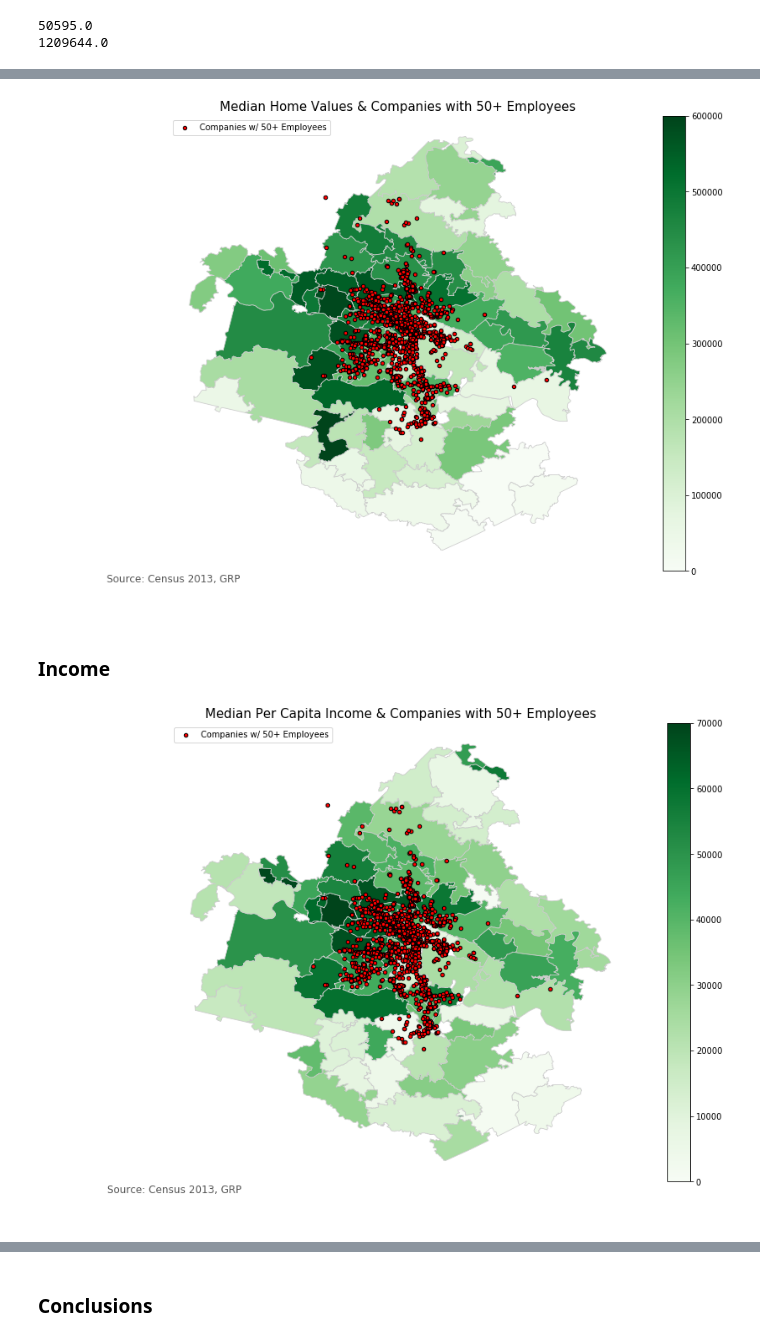
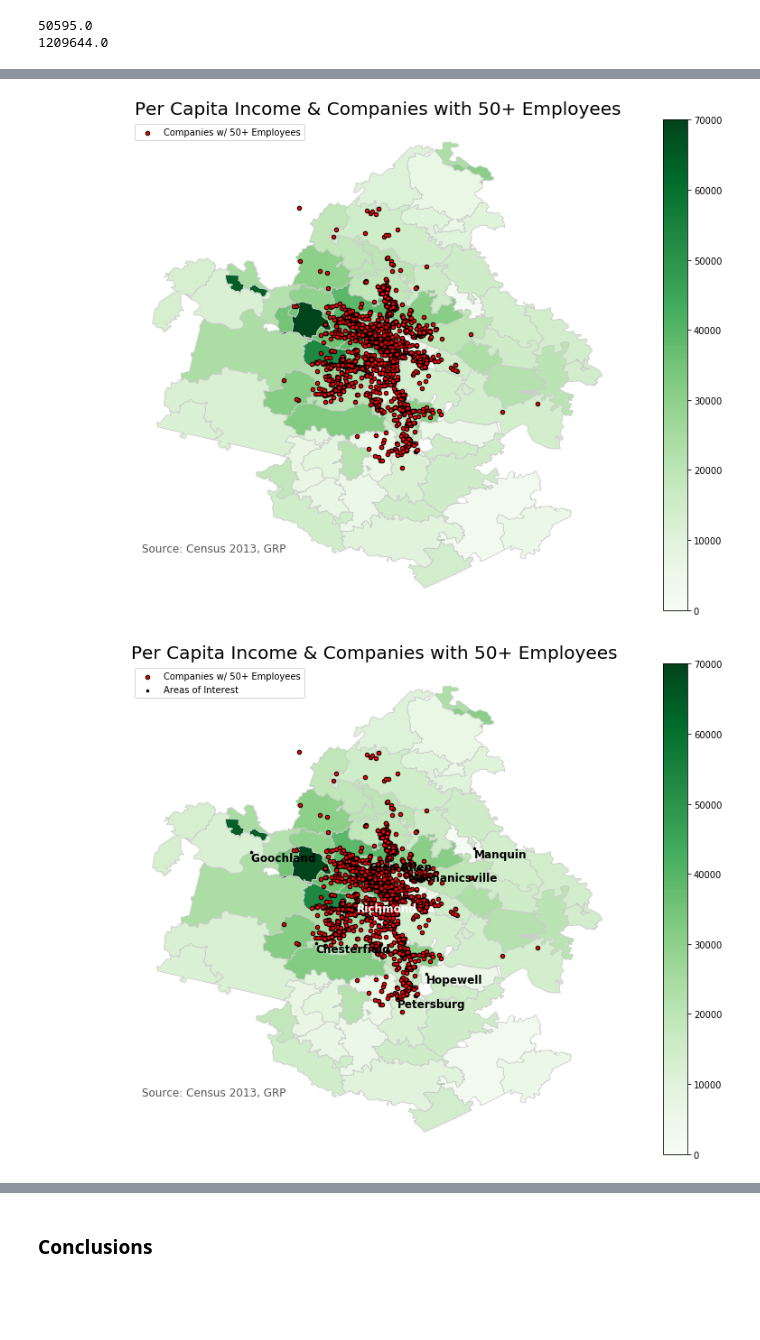
Before and after one commit to dalderbashi/imd_project1, a Jupyter notebook: master_project_doc.ipynb, the cells around one changed output, grey strips where cells are left out. Drawn from its saved outputs; the diff is of its cells as text; code cells hidden in the pictures; blank space fills up the shorter version.

```diff
--- a/master_project_doc.ipynb
+++ b/master_project_doc.ipynb
@@ -732,42 +961,36 @@ fig
 # %%
+#https://towardsdatascience.com/lets-make-a-map-using-geopandas-pandas-and-matplotlib-to-make-a-chloropleth-map-dddc31c1983d
+# set a variable that will call whatever column we want to visualise on the map
+per_capita_income = merged_map_df["Per Capita Income"]
 
-# set a variable that will call whatever column we want to visualise on the map
-median_home_value= merged_map_df["Median Home Value"].astype(str)
-
-variable = median_home_value
+variable = per_capita_income
 # set the range for the choropleth
-vmin, vmax = 0, 600000
-
+vmin, vmax = 0, 70000
 # create figure and axes for Matplotlib
 fig, ax = plt.subplots(1, figsize=(15, 10))
-
 # create map
-
 merged_map_df.plot(column=variable, cmap="Greens", linewidth=0.8, ax=ax, edgecolor="0.8")
 
 geometry= [Point (xy)for xy in zip (employers50andover["Lng"],employers50andover["Lat"])]
 
-geo_df1=gpd.GeoDataFrame(employers50andover, geometry=geometry)
+geo_df2=gpd.GeoDataFrame(employers50andover, geometry=geometry)
 
-geo_df1.plot(markersize=20, color= "red", marker="o", ax=ax,edgecolor="black", label="Companies w/ 50+ Employees")
+geo_df2.plot(markersize=20, color= "red", marker="o", ax=ax,edgecolor="black",label="Companies w/ 50+ Employees")
 
 plt.legend(prop={"size":10}, loc="upper left")
 
 
+# remove the axis
 ax.axis("off")
 
 # add a title
-ax.set_title("Median Home Values & Companies with 50+ Employees",
-             fontdict={"fontsize": "15", "fontweight" : "3"})
+ax.set_title("Per Capita Income & Companies with 50+ Employees", fontdict={"fontsize": "20", "fontweight" : "3"})
 # create an annotation for the data source
-ax.annotate("Source: Census 2013, GRP", xy=(0.1, .08),
+ax.annotate("Source: Census 2013, GRP", xy=(0.15, .15),
             xycoords="figure fraction",
             horizontalalignment="left",
             verticalalignment="top",
             fontsize=12, color="#555555")
-
-
-
 
 # Create colorbar as a legend
 sm = plt.cm.ScalarMappable(cmap="Greens", norm=plt.Normalize(vmin=vmin, vmax=vmax))
@@ -777,15 +1000,13 @@ sm._A = []
 cbar = fig.colorbar(sm)
 
 
-plt.savefig("./maps/Median Home Values-Companies with 50+ Employees",dpi = 300)
+plt.savefig("./maps/Per Capita Income & Companies with 50+ Employees",dpi = 300)
 # %% [output]
-[figure, old version]
+[figure, new version]
-# %% [markdown]
-### Income
 # %%
 #https://towardsdatascience.com/lets-make-a-map-using-geopandas-pandas-and-matplotlib-to-make-a-chloropleth-map-dddc31c1983d
 # set a variable that will call whatever column we want to visualise on the map
-per_capita_income = merged_map_df["Per Capita Income"].astype(str)
+per_capita_income = merged_map_df["Per Capita Income"]
 
 variable = per_capita_income
 # set the range for the choropleth
@@ -794,36 +1015,59 @@ vmin, vmax = 0, 70000
 fig, ax = plt.subplots(1, figsize=(15, 10))
 # create map
 merged_map_df.plot(column=variable, cmap="Greens", linewidth=0.8, ax=ax, edgecolor="0.8")
 
 geometry= [Point (xy)for xy in zip (employers50andover["Lng"],employers50andover["Lat"])]
 
-geo_df2=gpd.GeoDataFrame(employers50andover, geometry=geometry)
+geo_df3=gpd.GeoDataFrame(employers50andover, geometry=geometry)
 
-geo_df2.plot(markersize=20, color= "red", marker="o", ax=ax,edgecolor="black",label="Companies w/ 50+ Employees")
+geo_df3.plot(markersize=20, color= "red", marker="o", ax=ax,edgecolor="black",label="Companies w/ 50+ Employees")
 
 plt.legend(prop={"size":10}, loc="upper left")
+
+
+geometry2= [Point (xy)for xy in zip (areas_interest["long"],areas_interest["lat"])]
+
+geo_df4=gpd.GeoDataFrame(areas_interest, geometry=geometry2)
+
+geo_df4.plot(markersize=10, color= "Blue", marker="*", ax=ax,edgecolor="black", label= "Areas of Interest")
+
+plt.legend(prop={"size":10}, loc="upper left")
+
+for index, row in areas_interest.iterrows():
+    area, long, lat = row["area"], row["long"], row["lat"]
+    ax.annotate(area, xy=(long,lat),
+                horizontalalignment="left",
+                verticalalignment="top",
+                fontsize=12, color=("Black" if area != "Richmond" else "White"),
+                fontweight="bold")
+
+
 
 
 # remove the axis
 ax.axis("off")
 
 # add a title
-ax.set_title("Median Per Capita Income & Companies with 50+ Employees", fontdict={"fontsize": "15", "fontweight" : "3"})
+ax.set_title("Per Capita Income & Companies with 50+ Employees ", fontdict={"fontsize": "20", "fontweight" : "3"})
 # create an annotation for the data source
-ax.annotate("Source: Census 2013, GRP", xy=(0.1, .08),
+ax.annotate("Source: Census 2013, GRP", xy=(0.15, .15),
             xycoords="figure fraction",
             horizontalalignment="left",
             verticalalignment="top",
             fontsize=12, color="#555555")
+
+
 
 # Create colorbar as a legend
 sm = plt.cm.ScalarMappable(cmap="Greens", norm=plt.Normalize(vmin=vmin, vmax=vmax))
 # empty array for the data range
 sm._A = []
 # add the colorbar to the figure
 cbar = fig.colorbar(sm)
 
 
-plt.savefig("./maps/Per Capita Income & Companies with 50+ Employees",dpi = 300)
+
+
+plt.savefig("./maps/test",dpi = 300)
 # %% [output]
-[figure, old version]
+[figure, new version]
```
Also changed, not shown: parts of 52 cells of this notebook, 12 other files.
